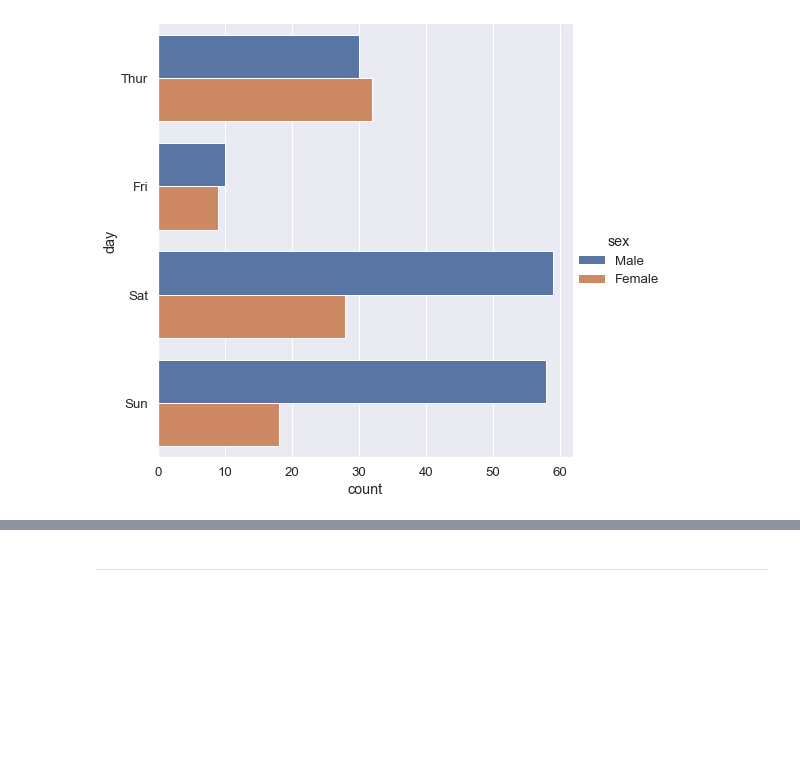
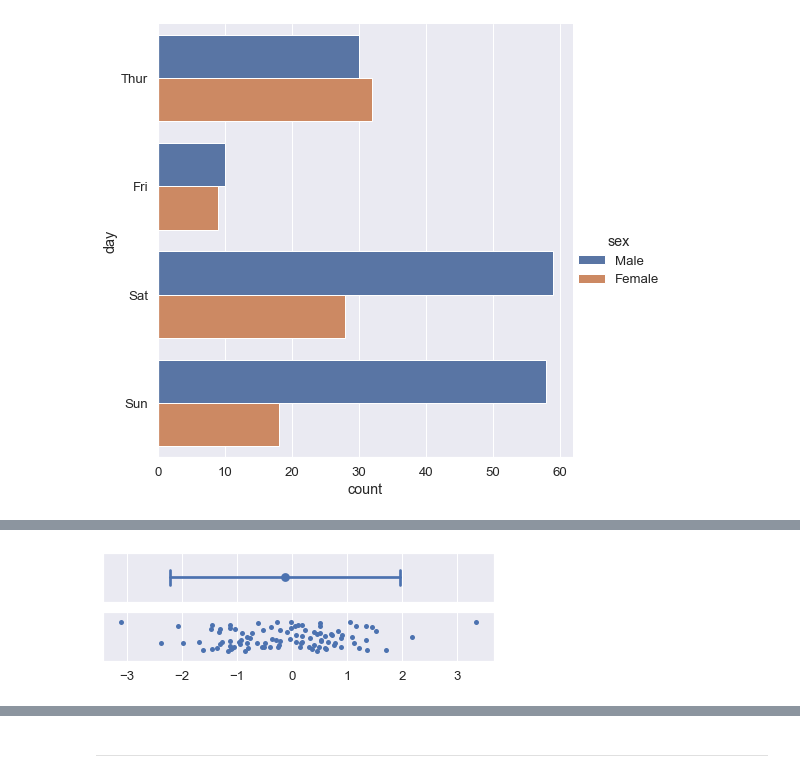
Before and after one commit to chris-leonard/python-playground, a Jupyter notebook: seaborn/seaborn-practice.ipynb, the cells around one changed output, grey strips where cells are left out. Cells and saved outputs as stored; diff of their text form; code cells hidden in the pictures; blank space fills up the shorter version.

```diff
--- a/seaborn/seaborn-practice.ipynb
+++ b/seaborn/seaborn-practice.ipynb
@@ -431,0 +449,4 @@ sns.catplot(data=tips, x="day", y="total_bill", hue="sex", kind="point", dodge=T
+# %%
+plot_errorbars(("sd", 2))
+# %% [output]
+[figure, added]
```
Also changed, not shown: parts of 13 cells of this notebook.
